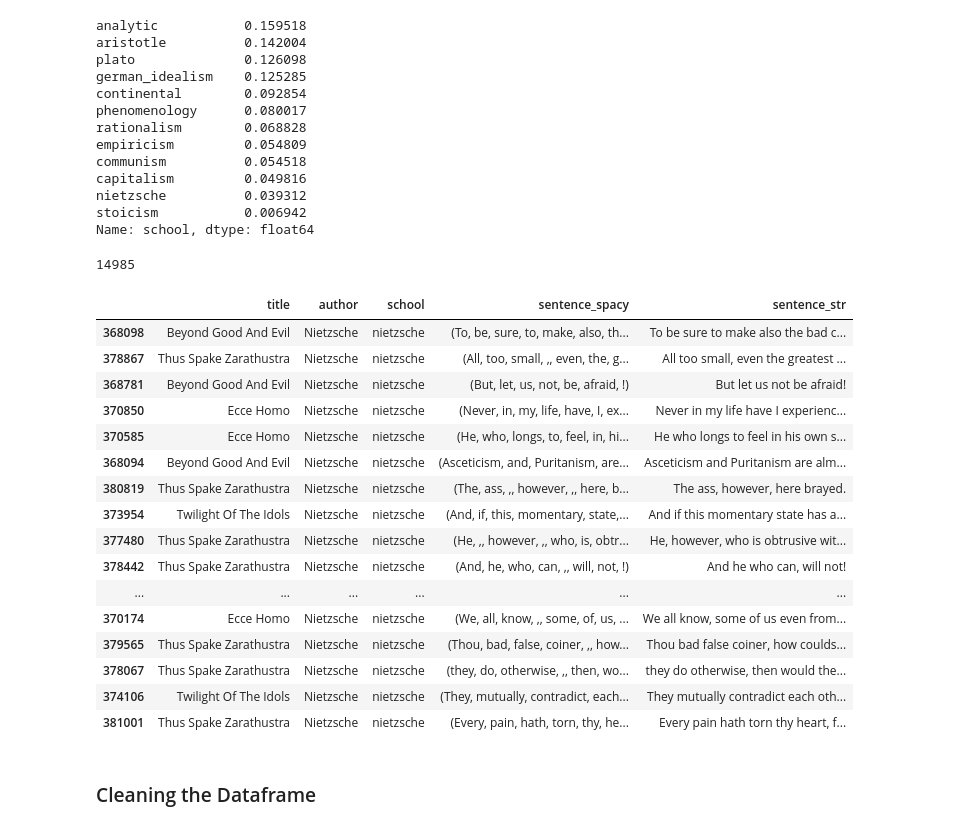
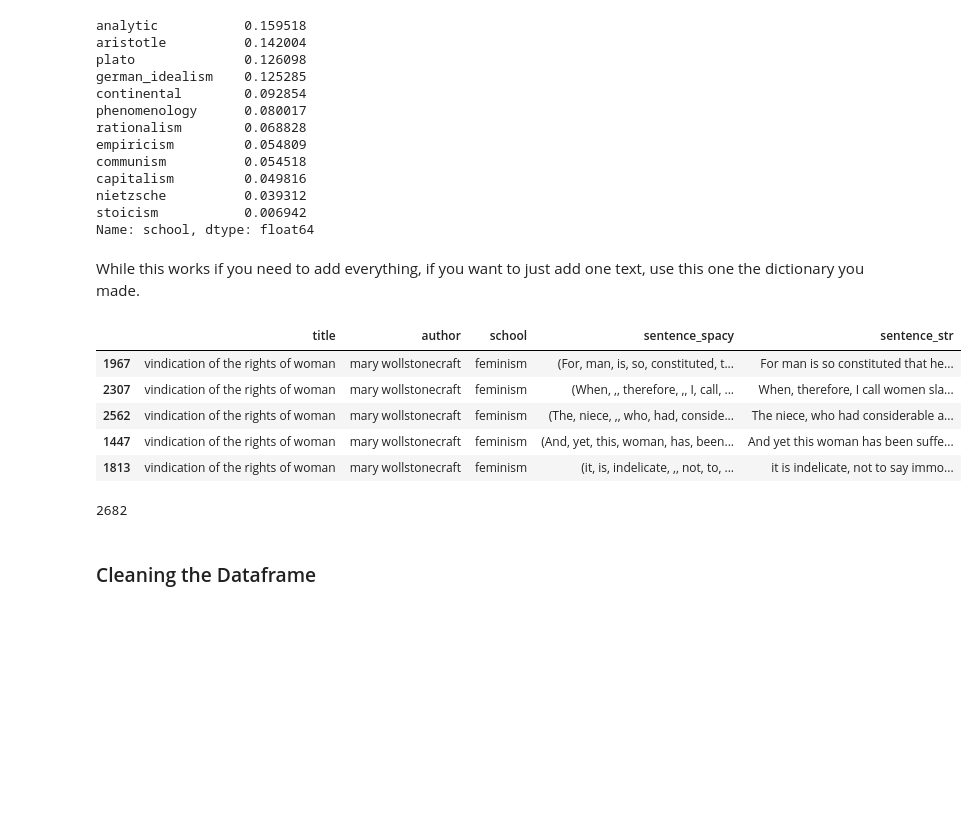
Before and after one commit to kcalizadeh/PDP_data_processing, a Jupyter notebook: data_load_clean_and_export.ipynb, the cells around one changed output. Cells and saved outputs as stored; diff of their text form; code cells hidden in the pictures; blank space fills up the shorter version.

```diff
--- a/data_load_clean_and_export.ipynb
+++ b/data_load_clean_and_export.ipynb
@@ -117,3 +115,8 @@ nietzsche_zarathustra = get_guten('https://www.gutenberg.org/files/1998/1998-0.t
+# %%
+# use this cell to bring in the new texts
+
+# feminism_text
+wollstonecraft_vindication = get_guten('http://www.gutenberg.org/cache/epub/3420/pg3420.txt')
 # %% [markdown]
 With texts imported, we need to clip front and end matter.
 # %%
@@ -197,3 +194,7 @@ print(len(nietzsche_beyond), len(nietzsche_antichrist), len(nietzsche_ecce), len
+# %%
+# use this cell to deal with the new text and experiment until we have a good result
+
+wollstonecraft_vindication = wollstonecraft_vindication.split('LATE BISHOP OF AUTUN.')[1][13:][:-80]
 # %% [markdown]
 Now we aggregate them by school and create a dictionary of various aggregates for future use.
 # %%
@@ -225,9 +226,10 @@ capitalist_texts = [smith_wealth, ricardo_political_economy, keynes_employment]
 stoicism_texts = [epictetus_enchiridion, aurelius_meditations]
 nietzsche_texts = [nietzsche_antichrist, nietzsche_beyond, nietzsche_ecce,
                   nietzsche_twilight, nietzsche_zarathustra]
+feminism_texts = [wollstonecraft_vindication]
 
 
-all_texts = plato_texts + aristotle_texts + empiricist_texts + rationalist_texts + analytic_texts + continental_texts + phenomenology_texts + german_idealist_texts + marxist_texts + capitalist_texts + stoicism_texts + nietzsche_texts
+all_texts = plato_texts + aristotle_texts + empiricist_texts + rationalist_texts + analytic_texts + continental_texts + phenomenology_texts + german_idealist_texts + marxist_texts + capitalist_texts + stoicism_texts + nietzsche_texts + feminism_texts
 all_texts_string = ' . '.join(all_texts)
 
 text_dict_list = {'plato': plato_texts, 'aristotle': aristotle_texts,
@@ -236,7 +238,7 @@ text_dict_list = {'plato': plato_texts, 'aristotle': aristotle_texts,
              'phenomenology': phenomenology_texts, 'analytic': analytic_texts,
             'continental': continental_texts, 'marxism': marxist_texts,
              'capitalism': capitalist_texts, 'stoicism': stoicism_texts,
-             'nietzsche': nietzsche_texts}
+             'nietzsche': nietzsche_texts, 'feminsim': feminism_texts}
 
 text_dict = {}
 for school in text_dict_list.keys():
@@ -624,6 +627,17 @@ for book in book_dicts:
 len(book_dicts)
 # %% [output]
 59
+# %%
+# use this cell to build a single text dict if you are just adding a single new text
+wollstonecraft_dict = {
+    'author': 'mary wollstonecraft',
+    'title': 'vindication of the rights of woman',
+    'text': wollstonecraft_vindication,
+    'school': 'feminism',
+    'words to remove': [],
+    'remove capitals': False,
+    'bracketed fn': False
+}
 # %% [markdown]
 With a dictionary for each text, we are prepared to clean them, build dataframes for each text, and combine them into a master dataframe for all our data.
 
@@ -831,29 +845,25 @@ capitalism         0.049816
 nietzsche          0.039312
 stoicism           0.006942
 Name: school, dtype: float64
-# %%
-# use this cell to check the new author's sentences and see if anything seems amiss
-print(len(df[df['author']=='Nietzsche']))
-df[df['author']=='Nietzsche'].sample(20)
-# %% [output]
-14985
-|  | title | author | school | sentence_spacy | sentence_str |
-| 368098 | Beyond Good And Evil | Nietzsche | nietzsche | (To, be, sure, to, make, also, th... | To be sure to make also the bad c... |
-| 378867 | Thus Spake Zarathustra | Nietzsche | nietzsche | (All, too, small, ,, even, the, g... | All too small, even the greatest ... |
-| 368781 | Beyond Good And Evil | Nietzsche | nietzsche | (But, let, us, not, be, afraid, !) | But let us not be afraid! |
-| 370850 | Ecce Homo | Nietzsche | nietzsche | (Never, in, my, life, have, I, ex... | Never in my life have I experienc... |
-| 370585 | Ecce Homo | Nietzsche | nietzsche | (He, who, longs, to, feel, in, hi... | He who longs to feel in his own s... |
-| 368094 | Beyond Good And Evil | Nietzsche | nietzsche | (Asceticism, and, Puritanism, are... | Asceticism and Puritanism are alm... |
-| 380819 | Thus Spake Zarathustra | Nietzsche | nietzsche | (The, ass, ,, however, ,, here, b... | The ass, however, here brayed. |
-| 373954 | Twilight Of The Idols | Nietzsche | nietzsche | (And, if, this, momentary, state,... | And if this momentary state has a... |
-| 377480 | Thus Spake Zarathustra | Nietzsche | nietzsche | (He, ,, however, ,, who, is, obtr... | He, however, who is obtrusive wit... |
-| 378442 | Thus Spake Zarathustra | Nietzsche | nietzsche | (And, he, who, can, ,, will, not, !) | And he who can, will not! |
-| ... | ... | ... | ... | ... | ... |
-| 370174 | Ecce Homo | Nietzsche | nietzsche | (We, all, know, ,, some, of, us, ... | We all know, some of us even from... |
-| 379565 | Thus Spake Zarathustra | Nietzsche | nietzsche | (Thou, bad, false, coiner, ,, how... | Thou bad false coiner, how coulds... |
-| 378067 | Thus Spake Zarathustra | Nietzsche | nietzsche | (they, do, otherwise, ,, then, wo... | they do otherwise, then would the... |
-| 374106 | Twilight Of The Idols | Nietzsche | nietzsche | (They, mutually, contradict, each... | They mutually contradict each oth... |
-| 381001 | Thus Spake Zarathustra | Nietzsche | nietzsche | (Every, pain, hath, torn, thy, he... | Every pain hath torn thy heart, f... |
+# %% [markdown]
+While this works if you need to add everything, if you want to just add one text, use this one the dictionary you made.
+# %%
+# if you need to add only one text, use the function on the single dictionary
+df = from_raw_to_df(wollstonecraft_dict)
+
+pd.options.display.max_colwidth = 200
+df.sample(5)
+# %% [output]
+|  | title | author | school | sentence_spacy | sentence_str |
+| 1967 | vindication of the rights of woman | mary wollstonecraft | feminism | (For, man, is, so, constituted, t... | For man is so constituted that he... |
+| 2307 | vindication of the rights of woman | mary wollstonecraft | feminism | (When, ,, therefore, ,, I, call, ... | When, therefore, I call women sla... |
+| 2562 | vindication of the rights of woman | mary wollstonecraft | feminism | (The, niece, ,, who, had, conside... | The niece, who had considerable a... |
+| 1447 | vindication of the rights of woman | mary wollstonecraft | feminism | (And, yet, this, woman, has, been... | And yet this woman has been suffe... |
+| 1813 | vindication of the rights of woman | mary wollstonecraft | feminism | (it, is, indelicate, ,, not, to, ... | it is indelicate, not to say immo... |
+# %%
+len(df)
+# %% [output]
+2682
 # %% [markdown]
 ### Cleaning the Dataframe
 # %% [markdown]
```
Also changed, not shown: parts of 46 cells of this notebook.
